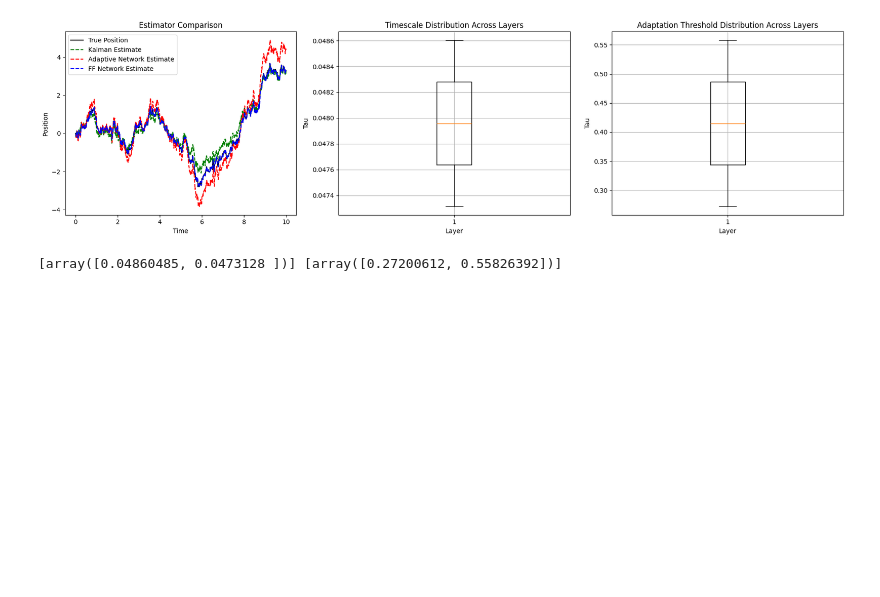
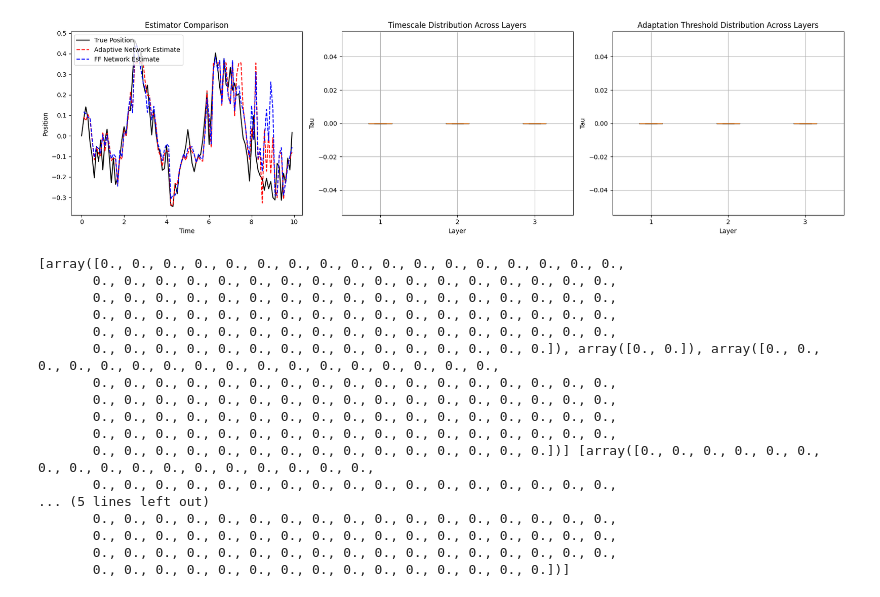
Before and after one commit to reecekeller/adaptation, a Jupyter notebook: models/linear_test.ipynb, the cells around one changed output. Cells and saved outputs as stored; diff of their text form; code cells hidden in the pictures; blank space fills up the shorter version.

```diff
--- a/models/linear_test.ipynb
+++ b/models/linear_test.ipynb
@@ -50,7 +61,7 @@ def create_sequences(data, window_size):
 window_size = 1
 
 x_sequences, x_targets = create_sequences(x, window_size)
-obs_sequences, obs_targets = create_sequences(y, window_size)
+obs_sequences, obs_targets = create_sequences(obs, window_size)
 
 # Train/Test Split
 split_idx = int(0.7 * len(x_sequences))
@@ -59,10 +70,13 @@ x_test = torch.tensor(x_targets[split_idx:])
 obs_train = torch.tensor(x_sequences[:split_idx])
 obs_test = torch.tensor(x_sequences[split_idx:])
 
+#obs_train = (obs_train - obs_train.mean()) / obs_train.std()
+#x_train = (x_train - x_train.mean()) / x_train.std()
+
 # Define Adapting Network
 input_dim = window_size
-hidden_layers = [2]
+hidden_layers = [100, 2, 100]
 output_dim = 1
 
 learning_rate = 0.001
-num_epochs = 20000
+num_epochs = 100000
@@ -147,8 +147,8 @@ plt.subplot(1, 3, 1)
 # Plot results
 plt.plot(t_space, x, 'k', label='True Position')
 #plt.plot(t_space, z, '-r', label='Nuisance Variable')
-#plt.plot(t_space, y, 'm', label='Observations')
-plt.plot(t_space, x_hat, 'g', label = 'Kalman Estimate ', linestyle='--')
+#plt.plot(t_space, obs, 'm', label='Observations')
+#plt.plot(t_space, x_hat, 'g', label = 'Kalman Estimate ', linestyle='--')
 plt.plot(t_space[window_size:], linear_model_rollout.detach().numpy(), 'r', label = 'Adaptive Network Estimate', linestyle='--')
 plt.plot(t_space[window_size:], ff_model_rollout.detach().numpy(), 'b', label = 'FF Network Estimate', linestyle='--')
 
@@ -170,32 +170,48 @@ plt.subplot(1, 3, 2)
 #
 plt.boxplot(data_for_boxplot, positions=np.arange(1, len(all_tau) + 1))
 # Customize the plot
 plt.xlabel('Layer')
 plt.ylabel('Tau')
 plt.title('Timescale Distribution Across Layers')
 plt.xticks(np.arange(1, len(all_tau) + 1), labels=np.arange(1, len(all_tau) + 1))  # Set x-axis ticks and labels
 plt.grid(True)
 
 
 data_for_boxplot = [list(v) for v in all_F]
 # Plotting
 #plt.figure(figsize=(10, 6))
 
 plt.subplot(1, 3, 3)
 plt.boxplot(data_for_boxplot, positions=np.arange(1, len(all_F) + 1))
 
 # Customize the plot
 plt.xlabel('Layer')
 plt.ylabel('Tau')
 plt.title('Adaptation Threshold Distribution Across Layers')
 plt.xticks(np.arange(1, len(all_F) + 1), labels=np.arange(1, len(all_F) + 1))  # Set x-axis ticks and labels
 plt.grid(True)
 
 # Show plot
 plt.tight_layout()
 plt.show()
 
 print(all_tau, all_F)
 # %% [output]
-[figure, old version]
+[figure, new version]
-[array([0.04860485, 0.0473128 ])] [array([0.27200612, 0.55826392])]
+[array([0., 0., 0., 0., 0., 0., 0., 0., 0., 0., 0., 0., 0., 0., 0., 0., 0.,
+       0., 0., 0., 0., 0., 0., 0., 0., 0., 0., 0., 0., 0., 0., 0., 0., 0.,
+       0., 0., 0., 0., 0., 0., 0., 0., 0., 0., 0., 0., 0., 0., 0., 0., 0.,
+       0., 0., 0., 0., 0., 0., 0., 0., 0., 0., 0., 0., 0., 0., 0., 0., 0.,
+       0., 0., 0., 0., 0., 0., 0., 0., 0., 0., 0., 0., 0., 0., 0., 0., 0.,
+       0., 0., 0., 0., 0., 0., 0., 0., 0., 0., 0., 0., 0., 0., 0.]), array([0., 0.]), array([0., 0., 0., 0., 0., 0., 0., 0., 0., 0., 0., 0., 0., 0., 0., 0., 0.,
+       0., 0., 0., 0., 0., 0., 0., 0., 0., 0., 0., 0., 0., 0., 0., 0., 0.,
+       0., 0., 0., 0., 0., 0., 0., 0., 0., 0., 0., 0., 0., 0., 0., 0., 0.,
+       0., 0., 0., 0., 0., 0., 0., 0., 0., 0., 0., 0., 0., 0., 0., 0., 0.,
+       0., 0., 0., 0., 0., 0., 0., 0., 0., 0., 0., 0., 0., 0., 0., 0., 0.,
+       0., 0., 0., 0., 0., 0., 0., 0., 0., 0., 0., 0., 0., 0., 0.])] [array([0., 0., 0., 0., 0., 0., 0., 0., 0., 0., 0., 0., 0., 0., 0., 0., 0.,
+       0., 0., 0., 0., 0., 0., 0., 0., 0., 0., 0., 0., 0., 0., 0., 0., 0.,
+... (5 lines left out)
+       0., 0., 0., 0., 0., 0., 0., 0., 0., 0., 0., 0., 0., 0., 0., 0., 0.,
+       0., 0., 0., 0., 0., 0., 0., 0., 0., 0., 0., 0., 0., 0., 0., 0., 0.,
+       0., 0., 0., 0., 0., 0., 0., 0., 0., 0., 0., 0., 0., 0., 0., 0., 0.,
+       0., 0., 0., 0., 0., 0., 0., 0., 0., 0., 0., 0., 0., 0., 0.])]
```
Also changed, not shown: parts of 10 cells of this notebook, 3 other files.
